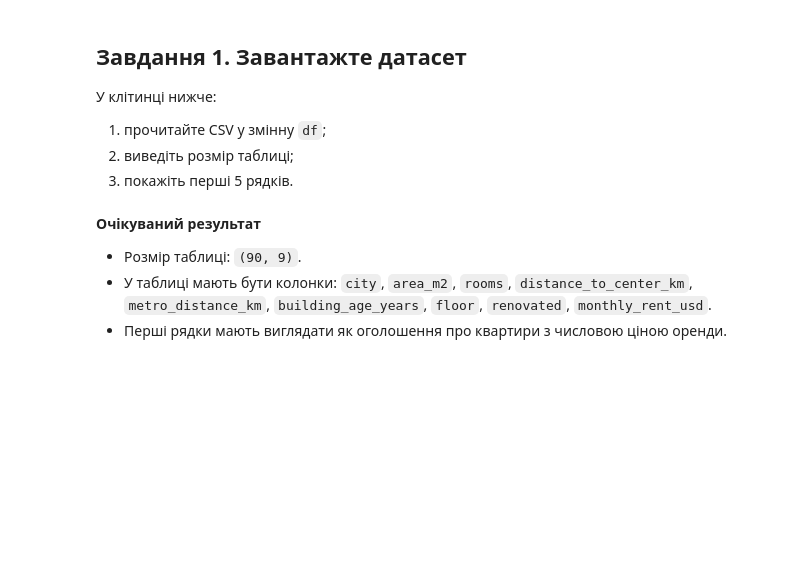
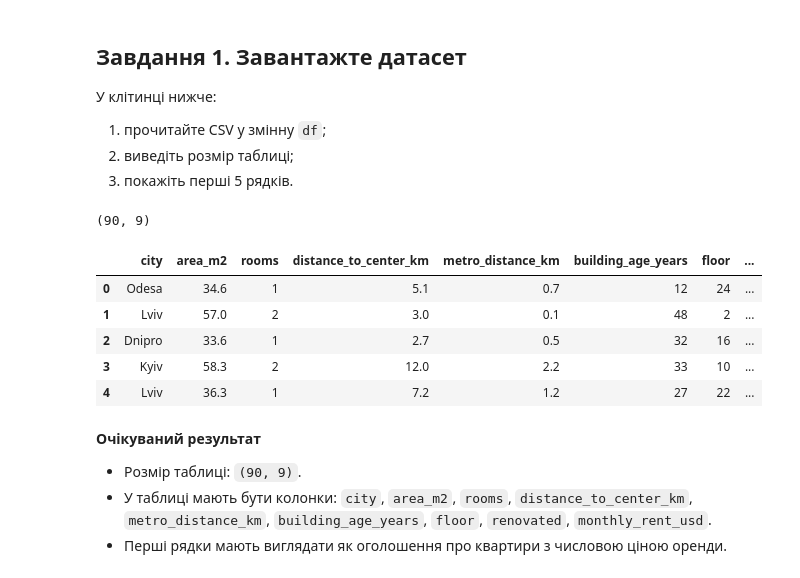
Before and after one commit to dmitriy-shtefan/python-ai, a Jupyter notebook: заняття_8/notebooks/polynomial_overfitting_apartment_rent.ipynb, the cells around one changed output. Cells and saved outputs as stored; diff of their text form; code cells hidden in the pictures; blank space fills up the shorter version.

```diff
--- a/заняття_8/notebooks/polynomial_overfitting_apartment_rent.ipynb
+++ b/заняття_8/notebooks/polynomial_overfitting_apartment_rent.ipynb
@@ -46,12 +46,17 @@ DATA_PATH = Path("data/apartment_rent_overfitting.csv")
 2. виведіть розмір таблиці;
 3. покажіть перші 5 рядків.
 # %%
-# TODO:
-# 1. Прочитайте файл DATA_PATH через pd.read_csv(...)
-# 2. Виведіть df.shape
-# 3. Поверніть df.head()
-
-# df = ...
+df = pd.read_csv(DATA_PATH)
+display(df.shape)
+display(df.head())
+# %% [output]
+(90, 9)
+|  | city | area_m2 | rooms | distance_to_center_km | metro_distance_km | building_age_years | floor | ... |
+| 0 | Odesa | 34.6 | 1 | 5.1 | 0.7 | 12 | 24 | ... |
+| 1 | Lviv | 57.0 | 2 | 3.0 | 0.1 | 48 | 2 | ... |
+| 2 | Dnipro | 33.6 | 1 | 2.7 | 0.5 | 32 | 16 | ... |
+| 3 | Kyiv | 58.3 | 2 | 12.0 | 2.2 | 33 | 10 | ... |
+| 4 | Lviv | 36.3 | 1 | 7.2 | 1.2 | 27 | 22 | ... |
 # %% [markdown]
 **Очікуваний результат**
 
```
Also changed, not shown: parts of 7 cells of this notebook, 2 other files.
